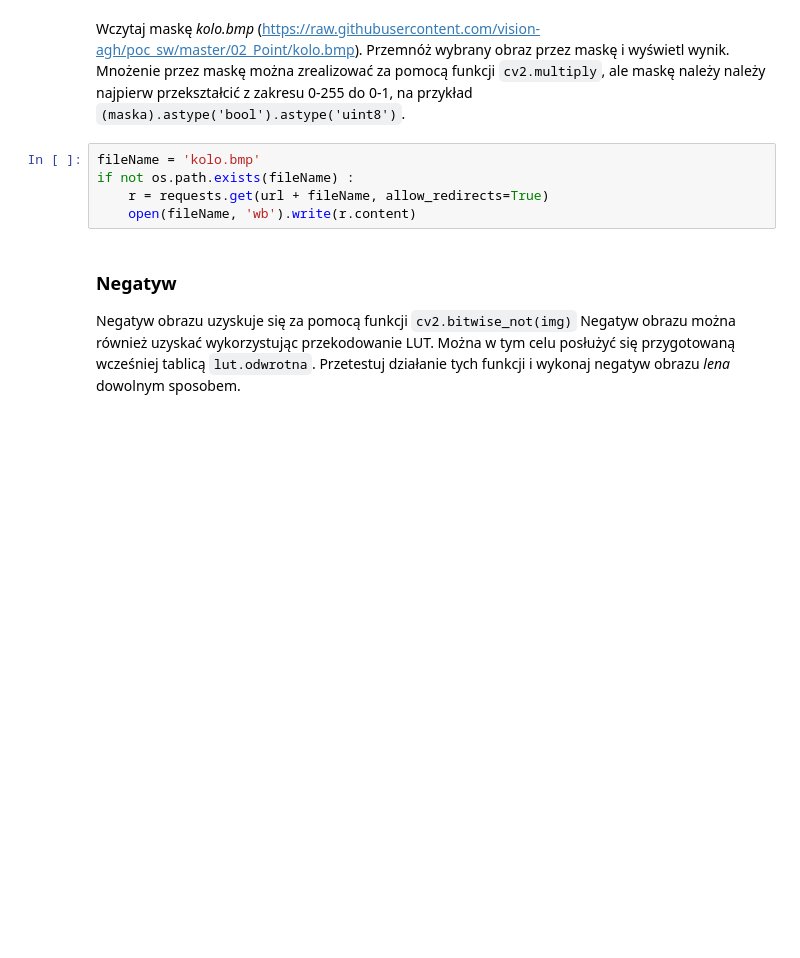
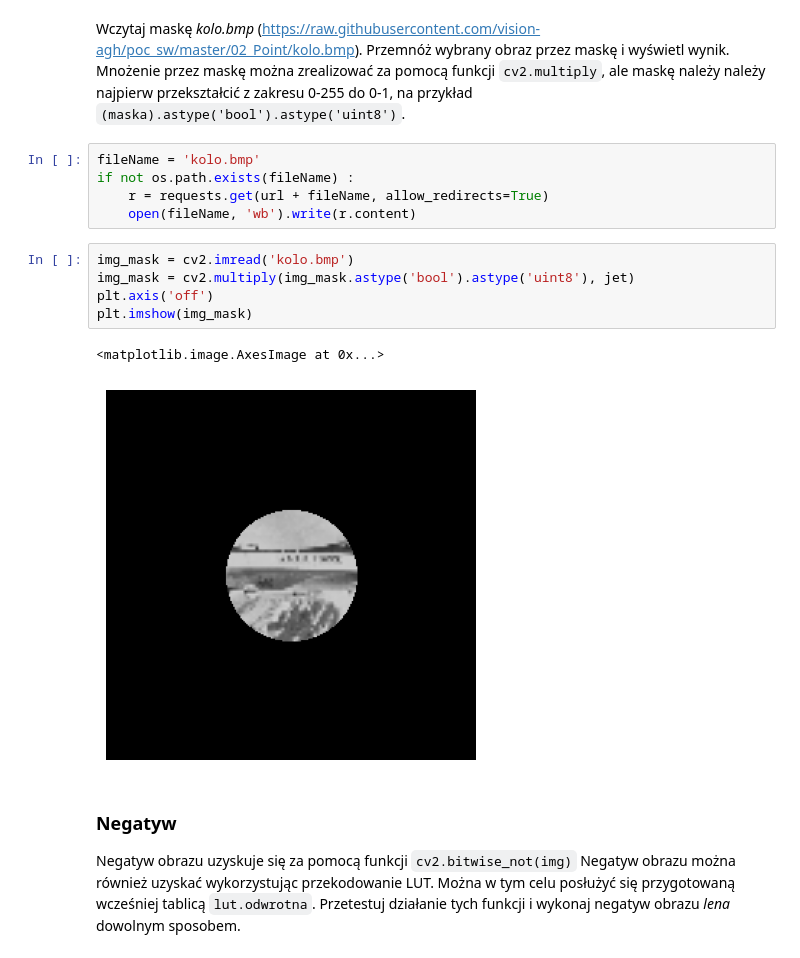
Before and after one commit to lursz/DigitalImageProcessing-Course, a Jupyter notebook: lab2/lab2.ipynb, the cells around one changed output. Saved outputs shown, nothing was run; the diff lists cells and outputs as text; blank space fills up the shorter version.

```diff
--- a/lab2/lab2.ipynb
+++ b/lab2/lab2.ipynb
@@ -239,6 +243,14 @@ fileName = 'kolo.bmp'
 if not os.path.exists(fileName) :
     r = requests.get(url + fileName, allow_redirects=True)
     open(fileName, 'wb').write(r.content)
+# %%
+img_mask = cv2.imread('kolo.bmp')
+img_mask = cv2.multiply(img_mask.astype('bool').astype('uint8'), jet)
+plt.axis('off')
+plt.imshow(img_mask)
+# %% [output]
+<matplotlib.image.AxesImage at 0x...>
+[figure, added]
 # %% [markdown]
 ### Negatyw
 
```
Also changed, not shown: parts of 9 cells of this notebook, 6 other files.
